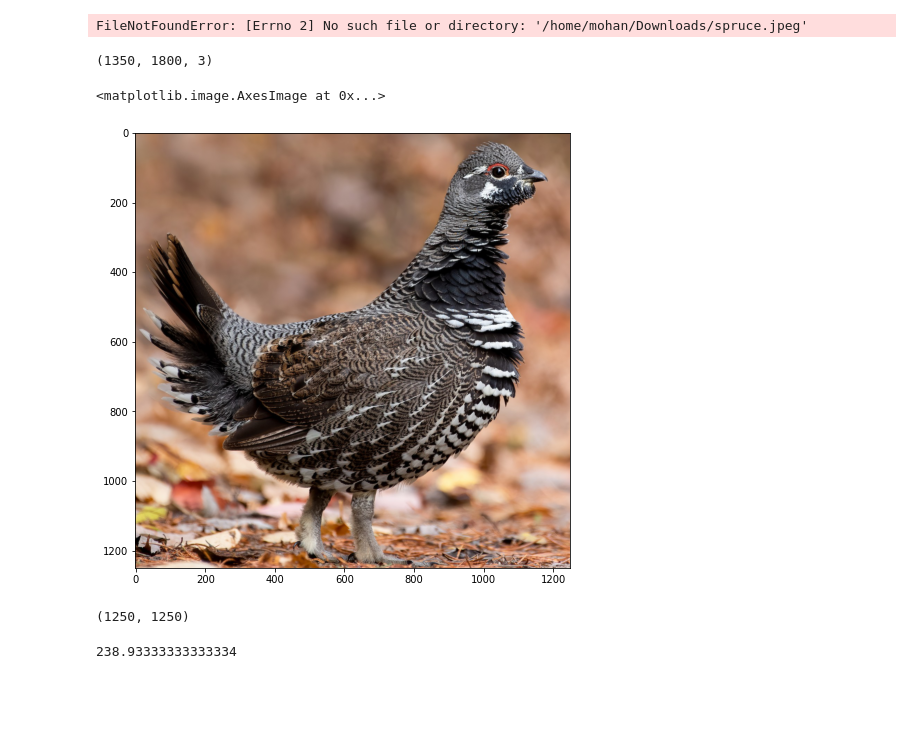
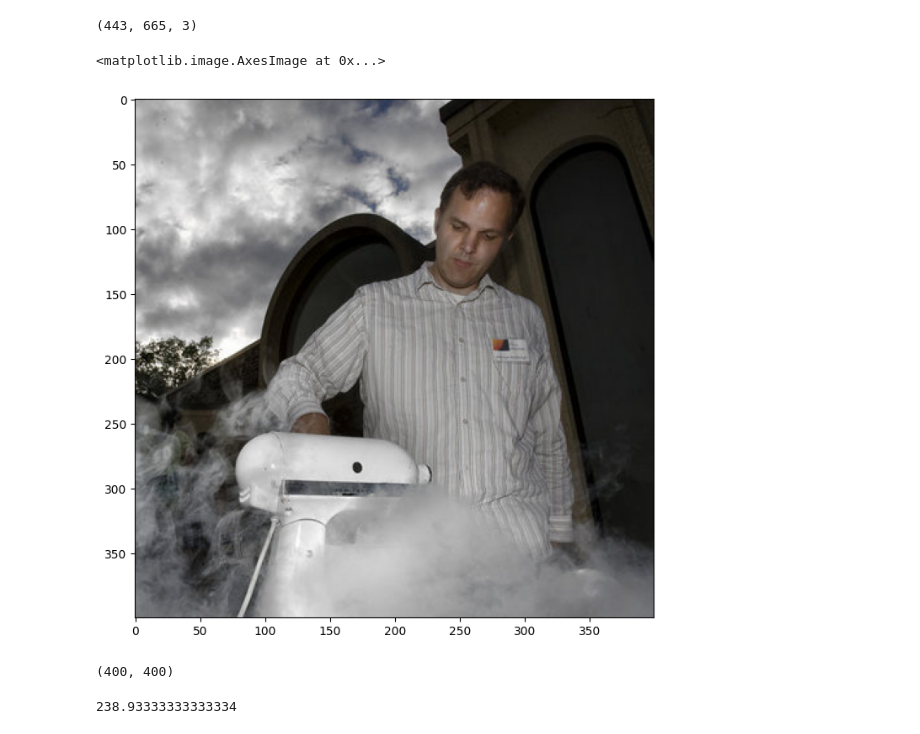
Before and after one commit to mohanagr/braindump, a Jupyter notebook: image processing basic.ipynb, the cells around one changed output. Cells and saved outputs as stored; diff of their text form; code cells hidden in the pictures; blank space fills up the shorter version.

```diff
--- a/image processing basic.ipynb
+++ b/image processing basic.ipynb
@@ -3,32 +3,31 @@ import numpy as np
 import matplotlib.pyplot as plt
 import matplotlib.image as mpimg
 # %%
-dat=plt.imread('/home/mohan/Downloads/spruce.jpeg')
+dat=plt.imread('/home/mohan/Downloads/jon_mad_scientist_ln2_ice_cream.jpg')
-# %% [output]
-FileNotFoundError: [Errno 2] No such file or directory: '/home/mohan/Downloads/spruce.jpeg'
 # %%
 dat.shape
 # %% [output]
-(1350, 1800, 3)
+(443, 665, 3)
 # %%
 fig,ax=plt.subplots(1,1)
 fig.set_size_inches(10,8)
-ax.imshow(dat[50:-50,200:200+1250,:],aspect='equal')
+ax.imshow(dat[:400,200:200+400,:],aspect='equal')
 # plt.colorbar()
 # %% [output]
 <matplotlib.image.AxesImage at 0x...>
-[figure, old version]
+[figure, new version]
 # %%
 # r=dat[1330:1330+2048,1100:1100+2048,0].copy()
 # b=dat[1330:1330+2048,1100:1100+2048,1].copy()
 # g=dat[1330:1330+2048,1100:1100+2048,2].copy()
 # print(im.shape)
-r=dat[50:-50,200:200+1250,0].copy()
-b=dat[50:-50,200:200+1250,1].copy()
-g=dat[50:-50,200:200+1250,2].copy()
+dat[:400,200:,:]
+r=dat[:400,200:600,0].copy()
+b=dat[:400,200:600,1].copy()
+g=dat[:400,200:600,2].copy()
 print(r.shape)
 # %% [output]
-(1250, 1250)
+(400, 400)
 # %%
 def get_filtered_channel(im,res):
     imfft=np.fft.fft2(im)
```
Also changed, not shown: parts of 2 cells of this notebook, 20 other files.
